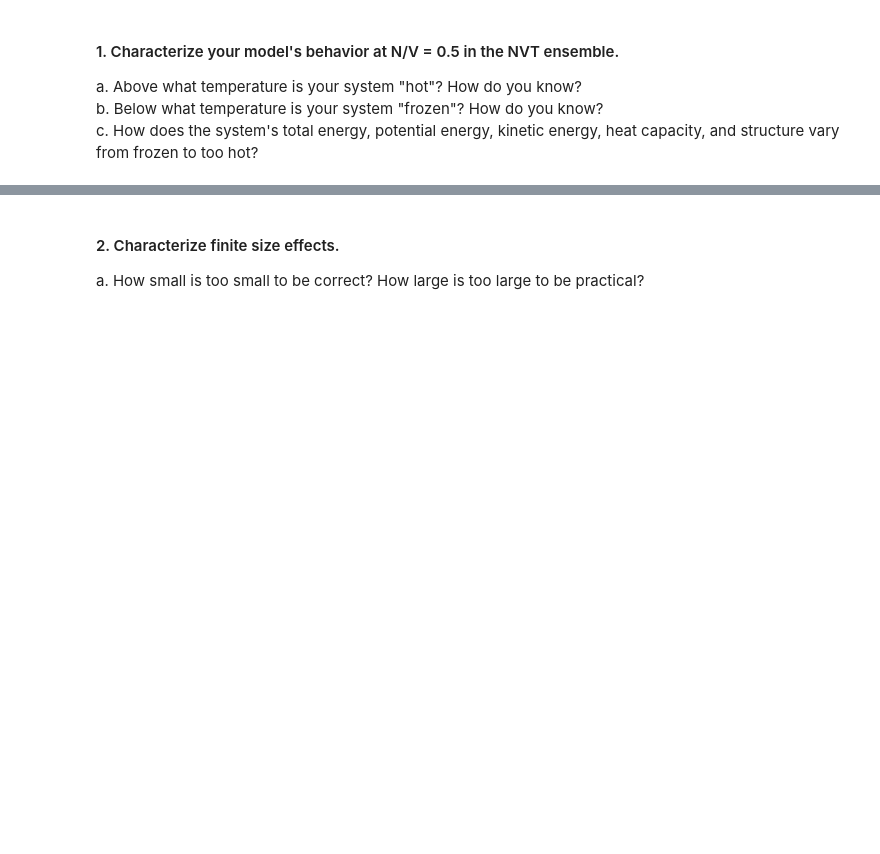
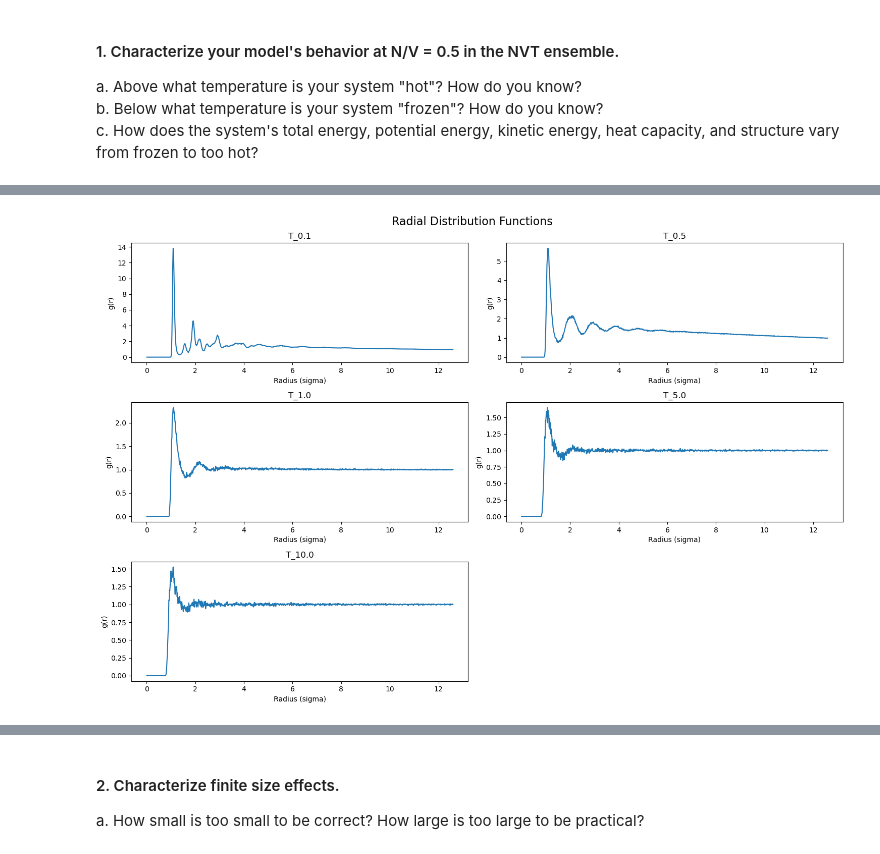
Before and after one commit to djbell01/563-DawsonBell, a Jupyter notebook: Project_2/Project2_DBell.ipynb, the cells around one changed output, grey strips where cells are left out. Cells and saved outputs as stored; diff of their text form; code cells hidden in the pictures; blank space fills up the shorter version.

```diff
--- a/Project_2/Project2_DBell.ipynb
+++ b/Project_2/Project2_DBell.ipynb
@@ -238,8 +218,15 @@ np.savetxt("T_10.0/rdf.txt", rdf.T, delimiter=" ")
 # %%
-file_list = ['T_0.1','T_0.5','T_1.0','T_5.0','T_10.0']
-
-
-for file in file_list:
-    df = pd.read_csv(f'{file}/rdf.txt',names=('bins','freq'),sep=None)
-    plt.plot(df['bins'],df['freq'])
-    plt.show()
+axes = [None] * 5
+fig = plt.figure(figsize=(15,10))
+for i,file in enumerate(file_list):
+    df = pd.read_csv(f'{file}/rdf.txt',names=('bins','freq'),sep=None,engine='python')
+    axes[i] = fig.add_subplot(3,2,i+1)
+    axes[i].plot(df['bins'],df['freq'])
+    axes[i].set_title(file)
+    axes[i].set_ylabel('g(r)')
+    axes[i].set_xlabel('Radius (sigma)')
+fig.suptitle('Radial Distribution Functions',fontsize='16')
+fig.tight_layout()
+plt.show()
+# %% [output]
+[figure, added]
```
Also changed, not shown: parts of 27 cells of this notebook.
